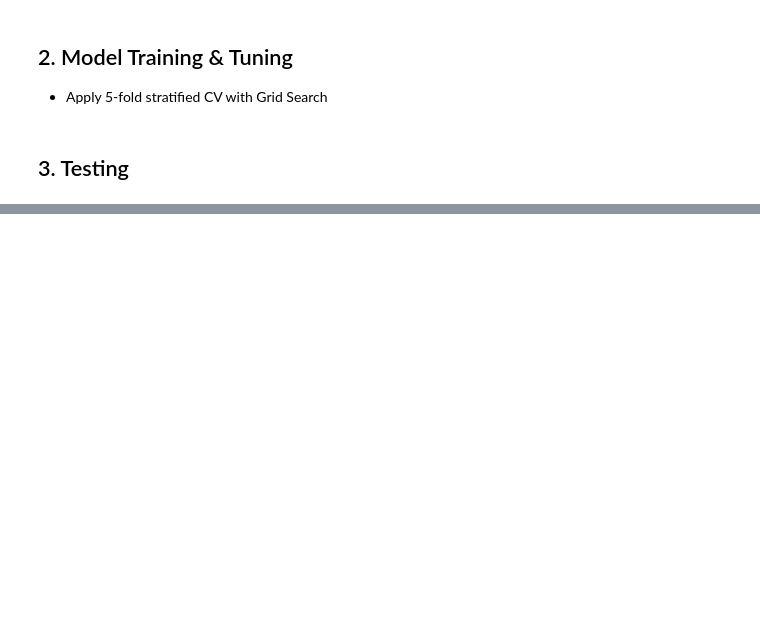
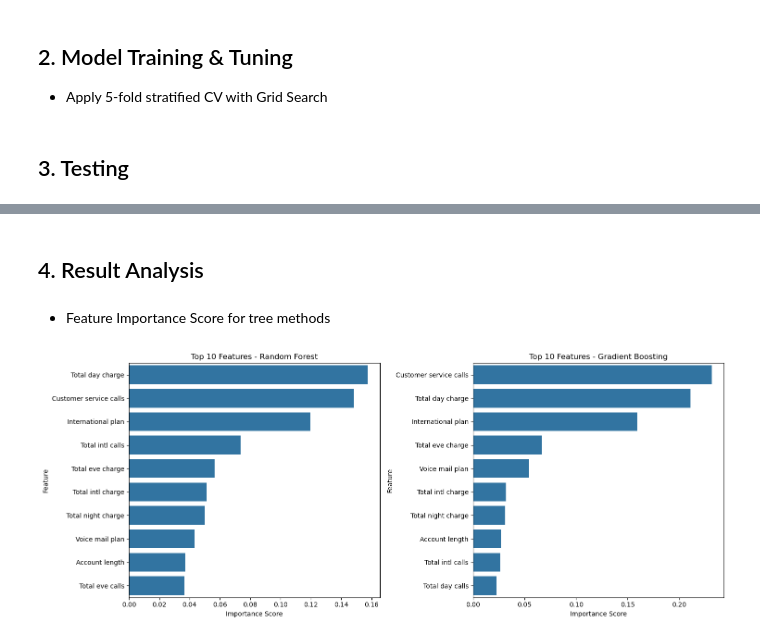
Before and after one commit to yxiaoaz/churn_prediction, a Jupyter notebook: supervised_learning.ipynb, the cells around one changed output, grey strips where cells are left out. Cells and saved outputs as stored; diff of their text form; code cells hidden in the pictures; blank space fills up the shorter version.

```diff
--- a/supervised_learning.ipynb
+++ b/supervised_learning.ipynb
@@ -189,0 +280,38 @@ Test F1: 0.8342
+# %% [markdown]
+## 4. Result Analysis
+# %% [markdown]
+- Feature Importance Score for tree methods
+# %%
+# Get feature importances from Random Forest
+rf_model = tuned_models_smote["Random Forest"]
+rf_importances = rf_model.feature_importances_
+rf_feature_importance = pd.DataFrame({
+    'Feature': X_columns,
+    'Importance': rf_importances
+}).sort_values('Importance', ascending=False)
+
+# Get feature importances from Gradient Boosting
+gb_model = tuned_models_smote["Gradient Boosting"]
+gb_importances = gb_model.feature_importances_
+gb_feature_importance = pd.DataFrame({
+    'Feature': X_columns,
+    'Importance': gb_importances
+}).sort_values('Importance', ascending=False)
+
+# Plot feature importances
+plt.figure(figsize=(15, 6))
+
+plt.subplot(1, 2, 1)
+sns.barplot(x='Importance', y='Feature', data=rf_feature_importance.head(10))
+plt.title('Top 10 Features - Random Forest')
+plt.xlabel('Importance Score')
+
+plt.subplot(1, 2, 2)
+sns.barplot(x='Importance', y='Feature', data=gb_feature_importance.head(10))
+plt.title('Top 10 Features - Gradient Boosting')
+plt.xlabel('Importance Score')
+
+plt.tight_layout()
+plt.show()
+# %% [output]
+[figure, added]
```
Also changed, not shown: parts of 18 cells of this notebook, 1 other file.
